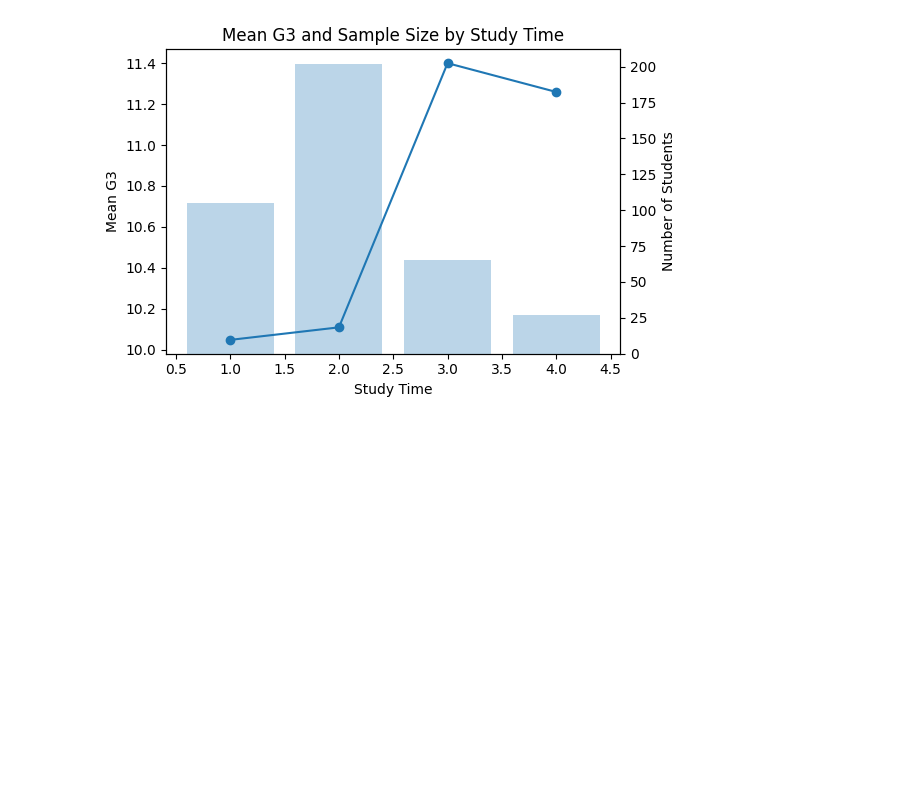
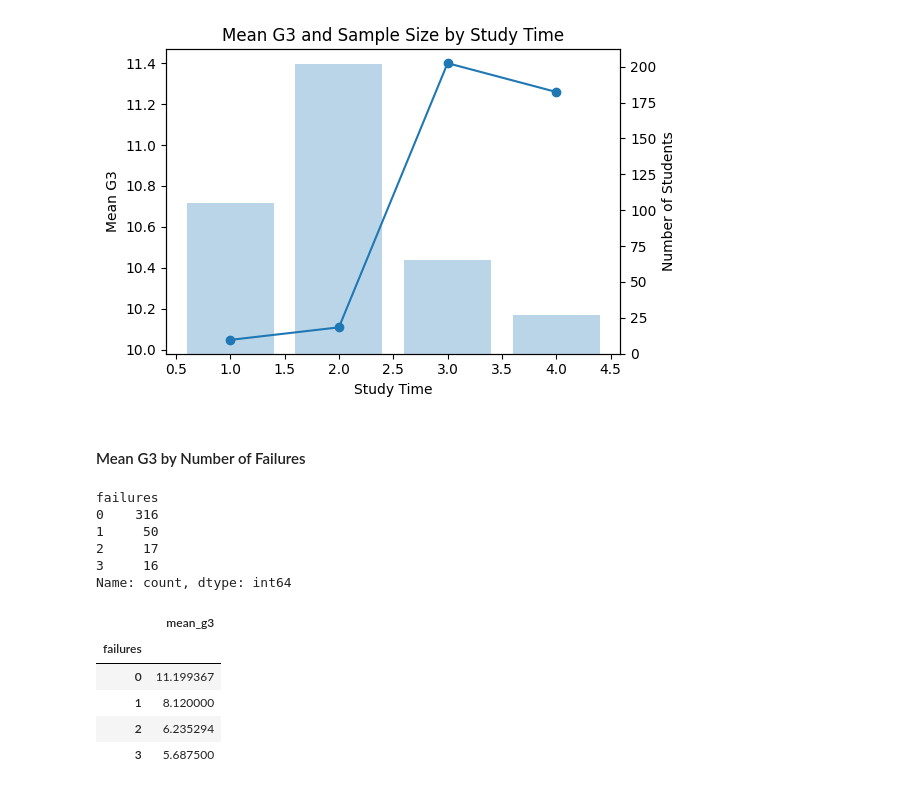
Before and after one commit to smartestnerdfromtown/Data-Analytics-Projects, a Jupyter notebook: Math-Students Performance Data/analysis.ipynb, the cells around one changed output. Saved outputs shown, nothing was run; the diff lists cells and outputs as text; code cells hidden in the pictures; blank space fills up the shorter version.

```diff
--- a/Math-Students Performance Data/analysis.ipynb
+++ b/Math-Students Performance Data/analysis.ipynb
@@ -395,3 +395,29 @@ plt.tight_layout()
 plt.show()
 # %% [output]
 [figure]
+# %% [markdown]
+#### Mean G3 by Number of Failures
+# %%
+df["failures"].value_counts()
+# %% [output]
+failures
+0    316
+1     50
+2     17
+3     16
+Name: count, dtype: int64
+# %%
+(
+    df
+    .groupby(by="failures")
+    .agg(
+        mean_g3=("G3", "mean")
+    )
+)
+# %% [output]
+|  | mean_g3 |
+| failures |  |
+| 0 | 11.199367 |
+| 1 | 8.120000 |
+| 2 | 6.235294 |
+| 3 | 5.687500 |
```
Also changed, not shown: parts of 2 cells of this notebook.
